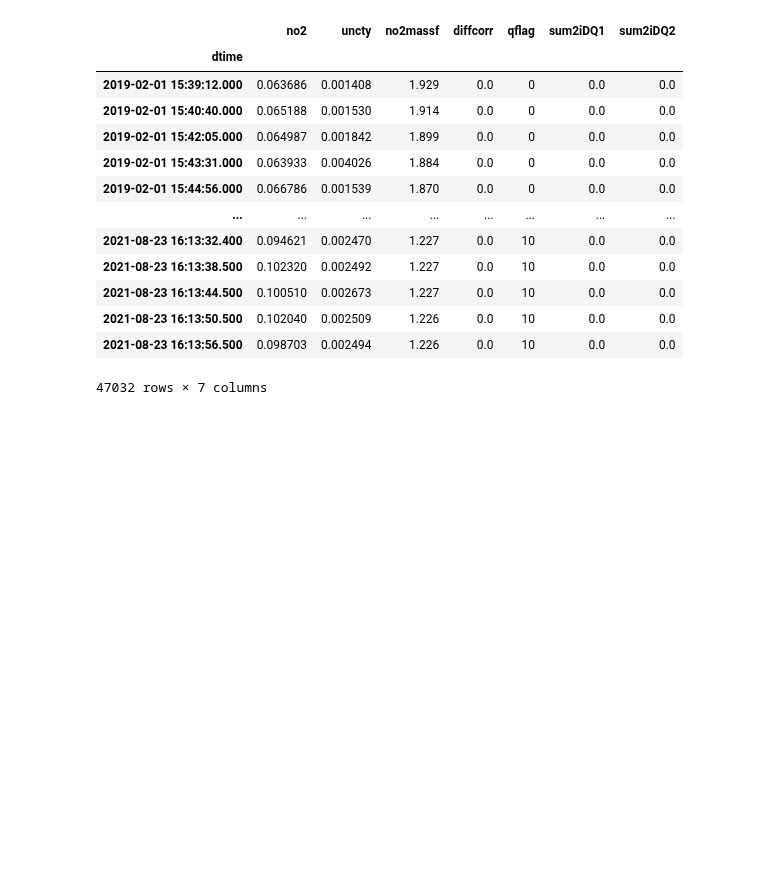
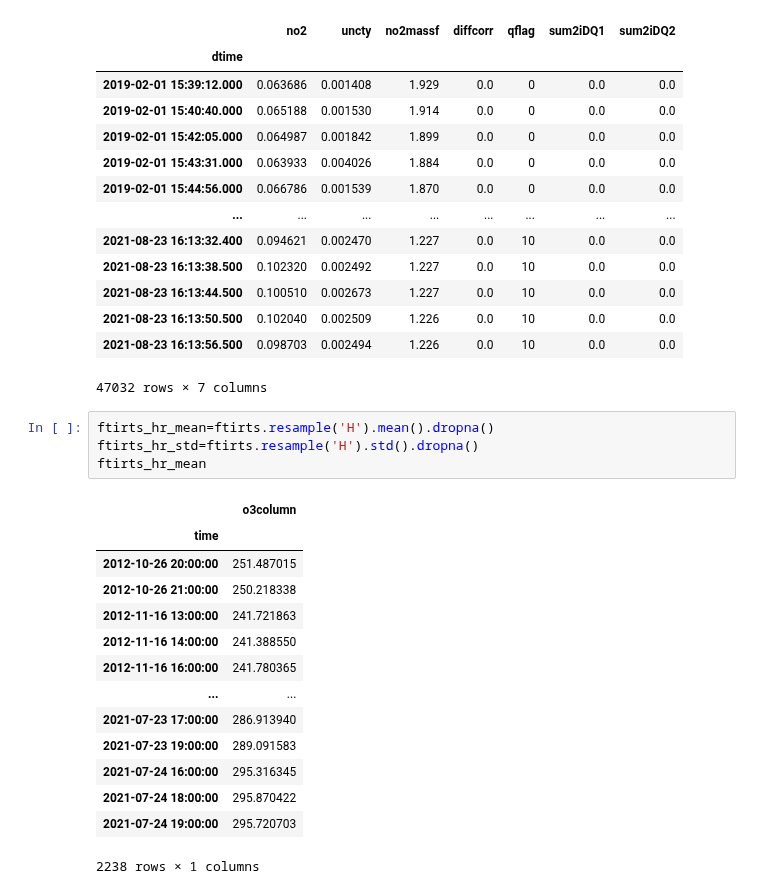
Before and after one commit to mixtli-c/cca-jupyter, a Jupyter notebook: pandonia-merra-ftir.ipynb, the cells around one changed output. Saved outputs shown, nothing was run; the diff lists cells and outputs as text; blank space fills up the shorter version.

```diff
--- a/pandonia-merra-ftir.ipynb
+++ b/pandonia-merra-ftir.ipynb
@@ -272,3 +272,22 @@ panno2ts
 | 2021-08-23 16:13:50.500 | 0.102040 | 0.002509 | 1.226 | 0.0 | 10 | 0.0 | 0.0 |
 | 2021-08-23 16:13:56.500 | 0.098703 | 0.002494 | 1.226 | 0.0 | 10 | 0.0 | 0.0 |
 47032 rows × 7 columns
+# %%
+ftirts_hr_mean=ftirts.resample('H').mean().dropna()
+ftirts_hr_std=ftirts.resample('H').std().dropna()
+ftirts_hr_mean
+# %% [output]
+|  | o3column |
+| time |  |
+| 2012-10-26 20:00:00 | 251.487015 |
+| 2012-10-26 21:00:00 | 250.218338 |
+| 2012-11-16 13:00:00 | 241.721863 |
+| 2012-11-16 14:00:00 | 241.388550 |
+| 2012-11-16 16:00:00 | 241.780365 |
+| ... | ... |
+| 2021-07-23 17:00:00 | 286.913940 |
+| 2021-07-23 19:00:00 | 289.091583 |
+| 2021-07-24 16:00:00 | 295.316345 |
+| 2021-07-24 18:00:00 | 295.870422 |
+| 2021-07-24 19:00:00 | 295.720703 |
+2238 rows × 1 columns
```
Also changed, not shown: parts of 6 cells of this notebook.
